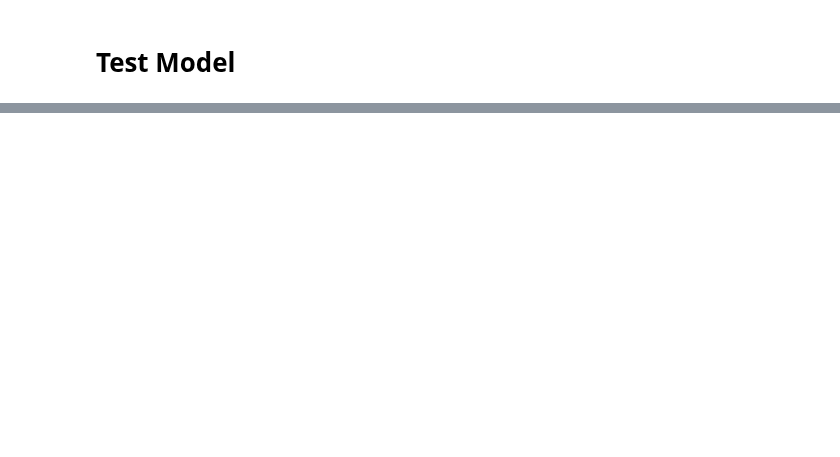
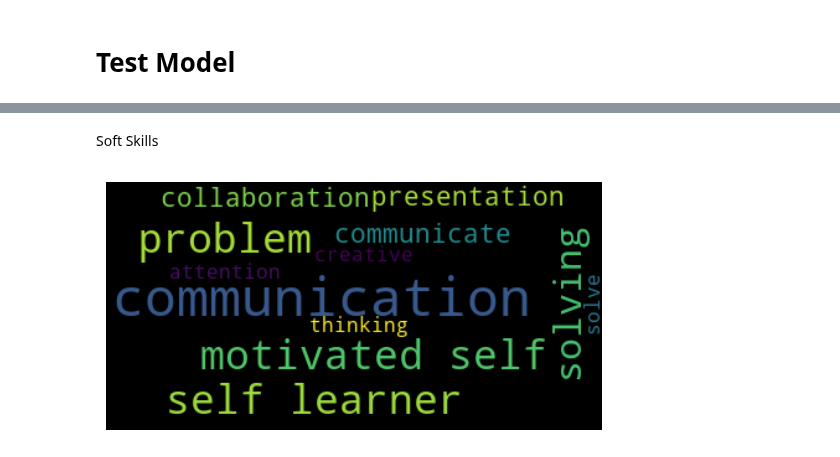
Before and after one commit to marcellinus-witarsah/data-science-job-skill-extraction, a Jupyter notebook: notebooks/20240204-ner-development.ipynb, the cells around one changed output, grey strips where cells are left out. Drawn from its saved outputs; the diff is of its cells as text; code cells hidden in the pictures; blank space fills up the shorter version.

```diff
--- a/notebooks/20240204-ner-development.ipynb
+++ b/notebooks/20240204-ner-development.ipynb
@@ -157,0 +156,16 @@ powerbi >>> KNOWLEDGE AND CONCEPTS
+# %% [markdown]
+Soft Skills
+# %%
+# join the list and lowercase all the words
+text = ', '.join(soft_skills).lower()
+
+#create the wordcloud object
+wordcloud = WordCloud(stopwords = STOPWORDS,
+                      collocations=True).generate(text)
+
+#plot the wordcloud object
+plt.imshow(wordcloud, interpolation='bilInear')
+plt.axis('off')
+plt.show()
+# %% [output]
+[figure, added]
```
Also changed, not shown: parts of 12 cells of this notebook, 36 other files.
